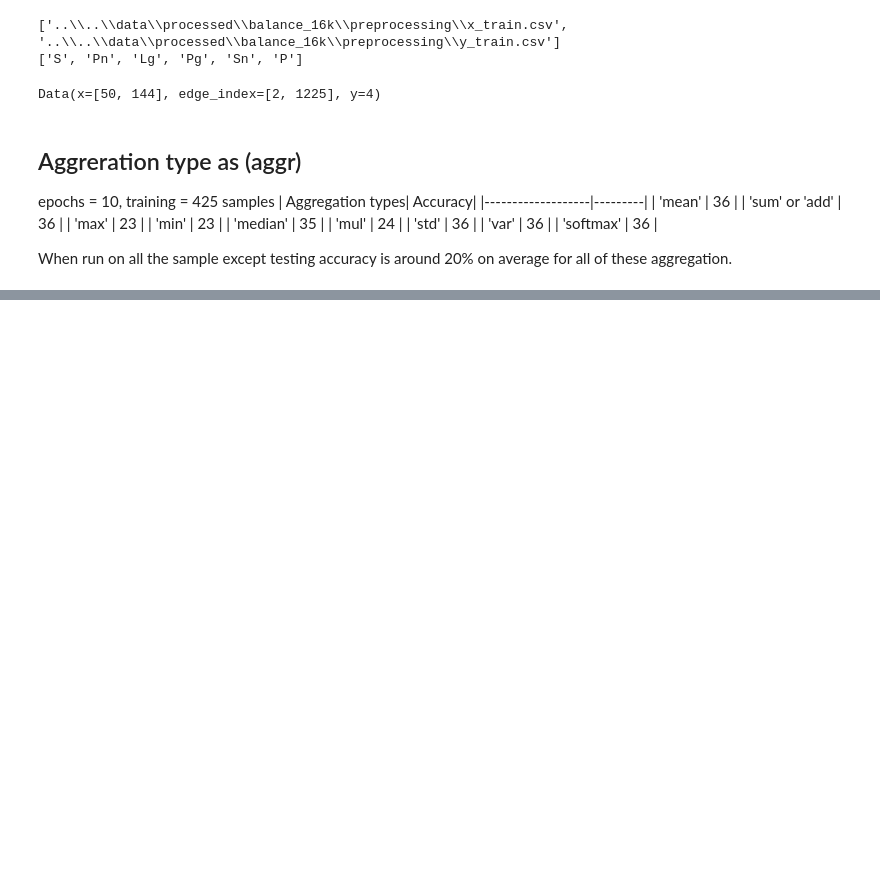
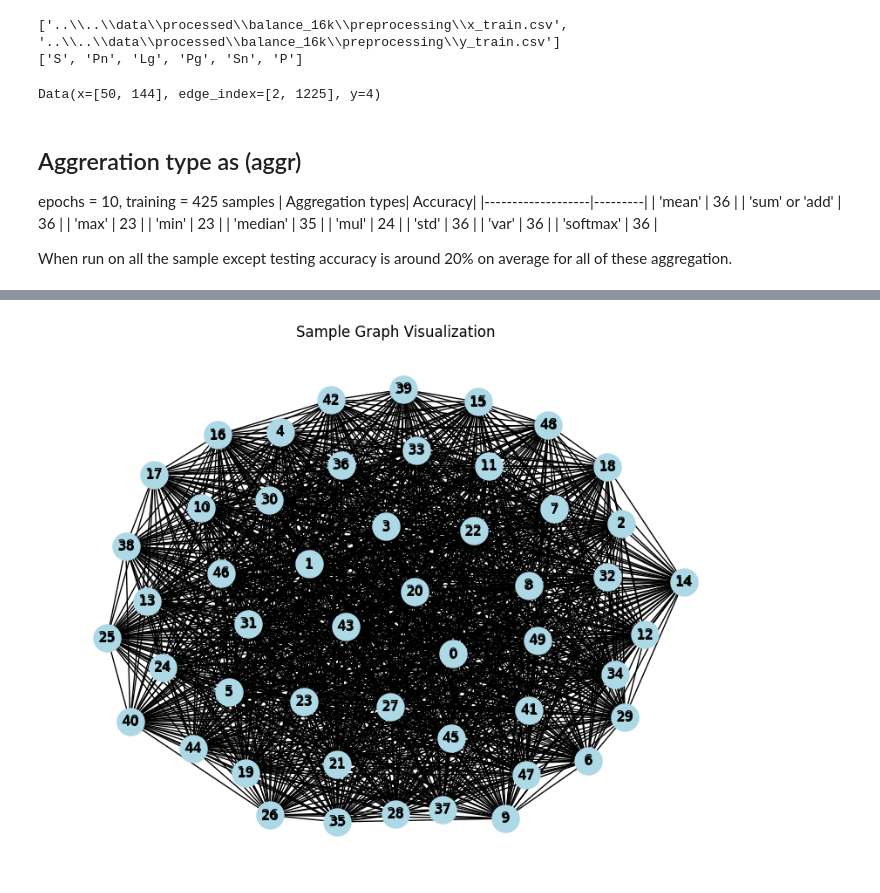
Before and after one commit to upadraj/Seismic-wave, a Jupyter notebook: gnn/seismic_gnn/data_processing.ipynb, the cells around one changed output, grey strips where cells are left out. Saved outputs shown, nothing was run; the diff lists cells and outputs as text; code cells hidden in the pictures; blank space fills up the shorter version.

```diff
--- a/gnn/seismic_gnn/data_processing.ipynb
+++ b/gnn/seismic_gnn/data_processing.ipynb
@@ -188,35 +285,37 @@ tensor(0.1812, device='cuda:0')
 # %%
-# def plot_graph(graph_data, title="Graph Visualization"):
-#     """
-#     Plots the graph created for the GNN.
+def plot_graph(graph_data, title="Graph Visualization"):
+    """
+    Plots the graph created for the GNN.
 
-#     Parameters:
-#     - graph_data: A PyTorch Geometric Data object representing the graph.
-#     - title: Title of the plot.
-#     """
-#     # Convert back to networkx for visualization
-#     G = nx.Graph()
+    Parameters:
+    - graph_data: A PyTorch Geometric Data object representing the graph.
+    - title: Title of the plot.
+    """
+    # Convert back to networkx for visualization
+    G = nx.Graph()
 
-#     # Add nodes with features directly from the PyTorch tensor
-#     node_features = graph_data.x  # Stay as a tensor
-#     for i, features in enumerate(node_features):
-#         G.add_node(i, features=features.tolist())  # Convert each feature to list
+    # Add nodes with features directly from the PyTorch tensor
+    node_features = graph_data.x  # Stay as a tensor
+    for i, features in enumerate(node_features):
+        G.add_node(i, features=features.tolist())  # Convert each feature to list
 
 
-#     edge_index = graph_data.edge_index.t()
-#     for edge in edge_index:
-#         G.add_edge(int(edge[0]), int(edge[1]))
+    edge_index = graph_data.edge_index.t()
+    for edge in edge_index:
+        G.add_edge(int(edge[0]), int(edge[1]))
 
-#     pos = nx.spring_layout(G)
+    pos = nx.spring_layout(G)
 
-#     plt.figure(figsize=(8, 6))
+    plt.figure(figsize=(8, 6))
 
-#     nx.draw(G, pos, with_labels=True, node_size=500, node_color="lightblue", font_size=10, font_weight="bold")
+    nx.draw(G, pos, with_labels=True, node_size=500, node_color="lightblue", font_size=10, font_weight="bold")
 
-#     node_labels = {i: f"{i}" for i in G.nodes()}
-#     nx.draw_networkx_labels(G, pos, labels=node_labels)
+    node_labels = {i: f"{i}" for i in G.nodes()}
+    nx.draw_networkx_labels(G, pos, labels=node_labels)
 
-#     plt.title(title)
-#     plt.show()
+    plt.title(title)
+    plt.show()
 
-# plot_graph(graph_train_data[20], title="Sample Graph Visualization")
+plot_graph(graph_train_data[20], title="Sample Graph Visualization")
+# %% [output]
+[figure, added]
```
Also changed, not shown: parts of 8 cells of this notebook.
